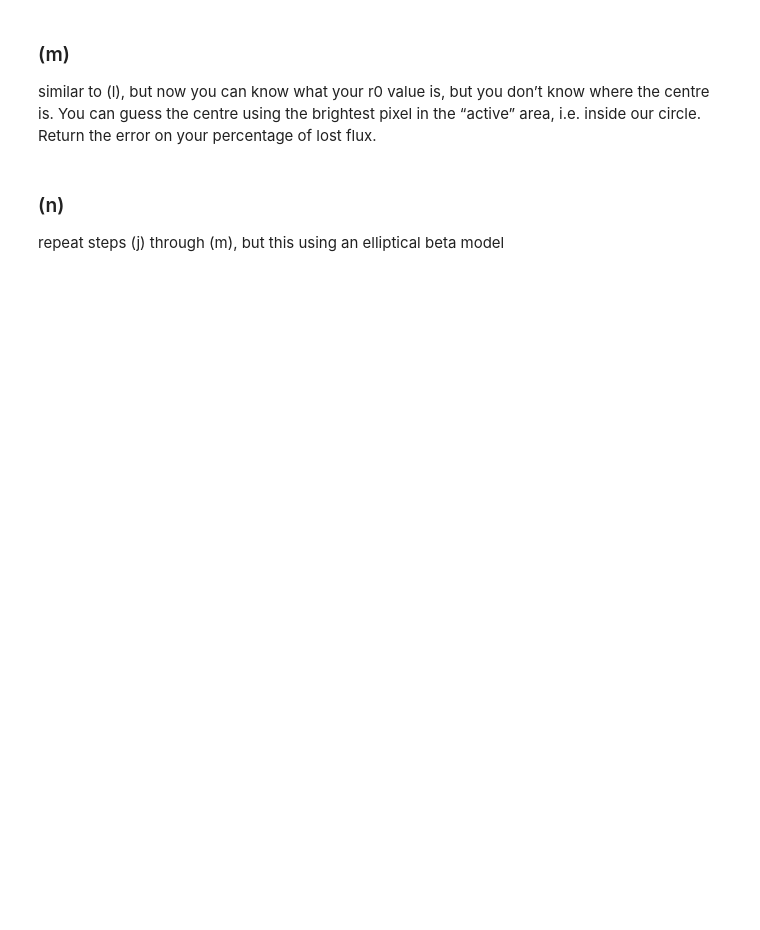
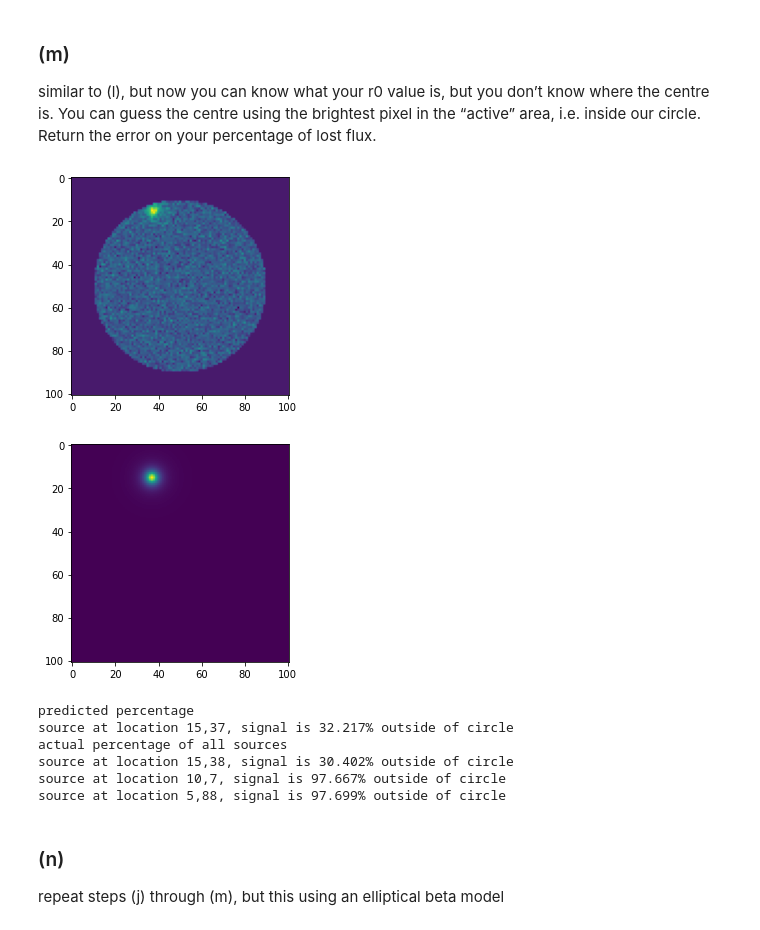
Before and after one commit to TobyWallage/PythonAssessment, a Jupyter notebook: Assessment.ipynb, the cells around one changed output. Cells and saved outputs as stored; diff of their text form; code cells hidden in the pictures; blank space fills up the shorter version.

```diff
--- a/Assessment.ipynb
+++ b/Assessment.ipynb
@@ -484,6 +498,34 @@ source at location 26,55, signal estimate is -6.844% outside of circle.
 ### (m)
 
 similar to (l), but now you can know what your r0 value is, but you don’t know where the centre is. You can guess the centre using the brightest pixel in the “active” area, i.e. inside our circle. Return the error on your percentage of lost flux.
+# %%
+#not sure how to do with random r_0 value will go back to constant r_0
+#generate standard beta-model image
+beta_model_image = Image(source_locations=[BetaModelsSource() for i in range(3)])
+#find x,y of bright pixel
+brightest = np.unravel_index(np.argmax(beta_model_image.image_with_mask), beta_model_image.image_with_mask.shape)
+#display si i can see if it work
+beta_model_image.display_with_mask()
+#create new image only containing one source with r_0 = 3 at the location i expected
+predicted_source_image = Image(source_locations=[BetaModelsSource(x=brightest[0], y = brightest[1])])
+predicted_source_image.display_sources()
+#the classes already ended up quite messy so print percentages like this
+#i couldn't think of way to tell which source it had detected , if any so it will just print all
+#usually quyite easy to tell which one if it isn't outside circle but for cases where they significantly overlap
+#or they are just outside circle are a problem for someone smarter than me.
+print("predicted percentage")
+predicted_source_image.calc_percentages()
+print("actual percentage of all sources")
+beta_model_image.calc_percentages()
+# %% [output]
+[figure, added]
+[figure, added]
+predicted percentage
+source at location 15,37, signal is 32.217% outside of circle
+actual percentage of all sources
+source at location 15,38, signal is 30.402% outside of circle
+source at location 10,7, signal is 97.667% outside of circle
+source at location 5,88, signal is 97.699% outside of circle
 # %% [markdown]
 ### (n)
 
```
Also changed, not shown: parts of 10 cells of this notebook.
